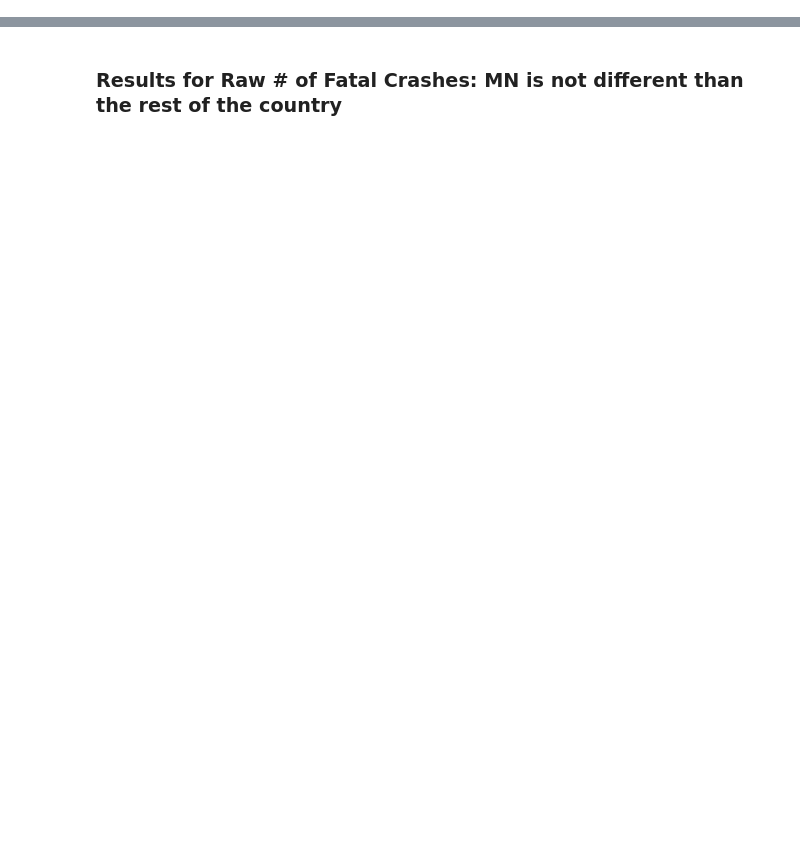
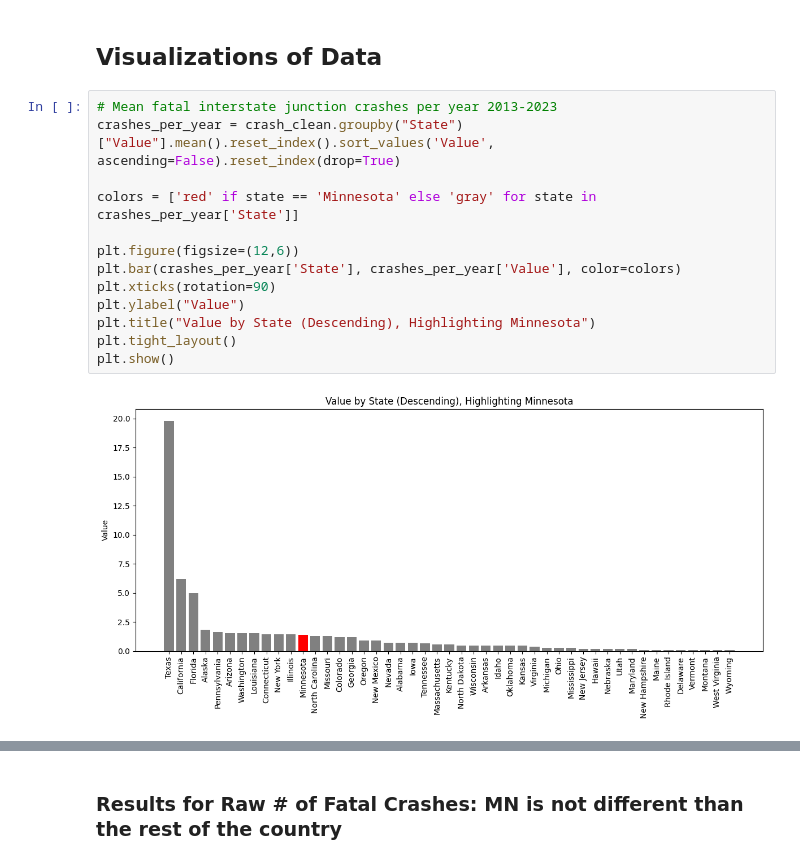
Before and after one commit to evan4629/SEIS631_Project_MN_Fatal_Merging, a Jupyter notebook: mn_drivers_hypothesis.ipynb, the cells around one changed output, grey strips where cells are left out. Saved outputs shown, nothing was run; the diff lists cells and outputs as text; blank space fills up the shorter version.

Commit message:
exploring total fatal crashes vs total miles

```diff
--- a/mn_drivers_hypothesis.ipynb
+++ b/mn_drivers_hypothesis.ipynb
@@ -83,0 +91,17 @@ dtype: int64
+# %% [markdown]
+## **Visualizations of Data**
+# %%
+# Mean fatal interstate junction crashes per year 2013-2023
+crashes_per_year = crash_clean.groupby("State")["Value"].mean().reset_index().sort_values('Value', ascending=False).reset_index(drop=True)
+
+colors = ['red' if state == 'Minnesota' else 'gray' for state in crashes_per_year['State']]
+
+plt.figure(figsize=(12,6))
+plt.bar(crashes_per_year['State'], crashes_per_year['Value'], color=colors)
+plt.xticks(rotation=90)
+plt.ylabel("Value")
+plt.title("Value by State (Descending), Highlighting Minnesota")
+plt.tight_layout()
+plt.show()
+# %% [output]
+[figure, added]
```
Also changed, not shown: parts of 29 cells of this notebook.
